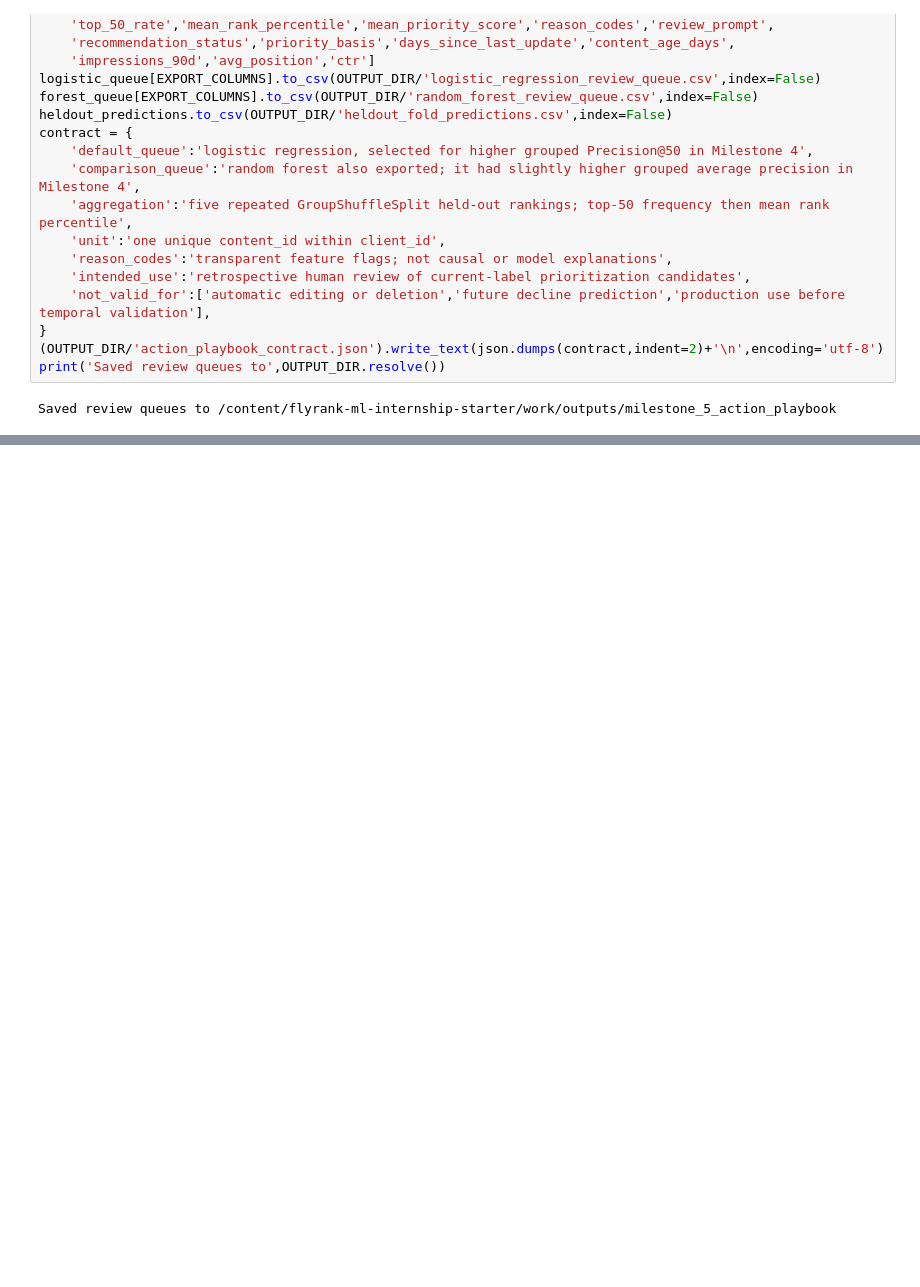
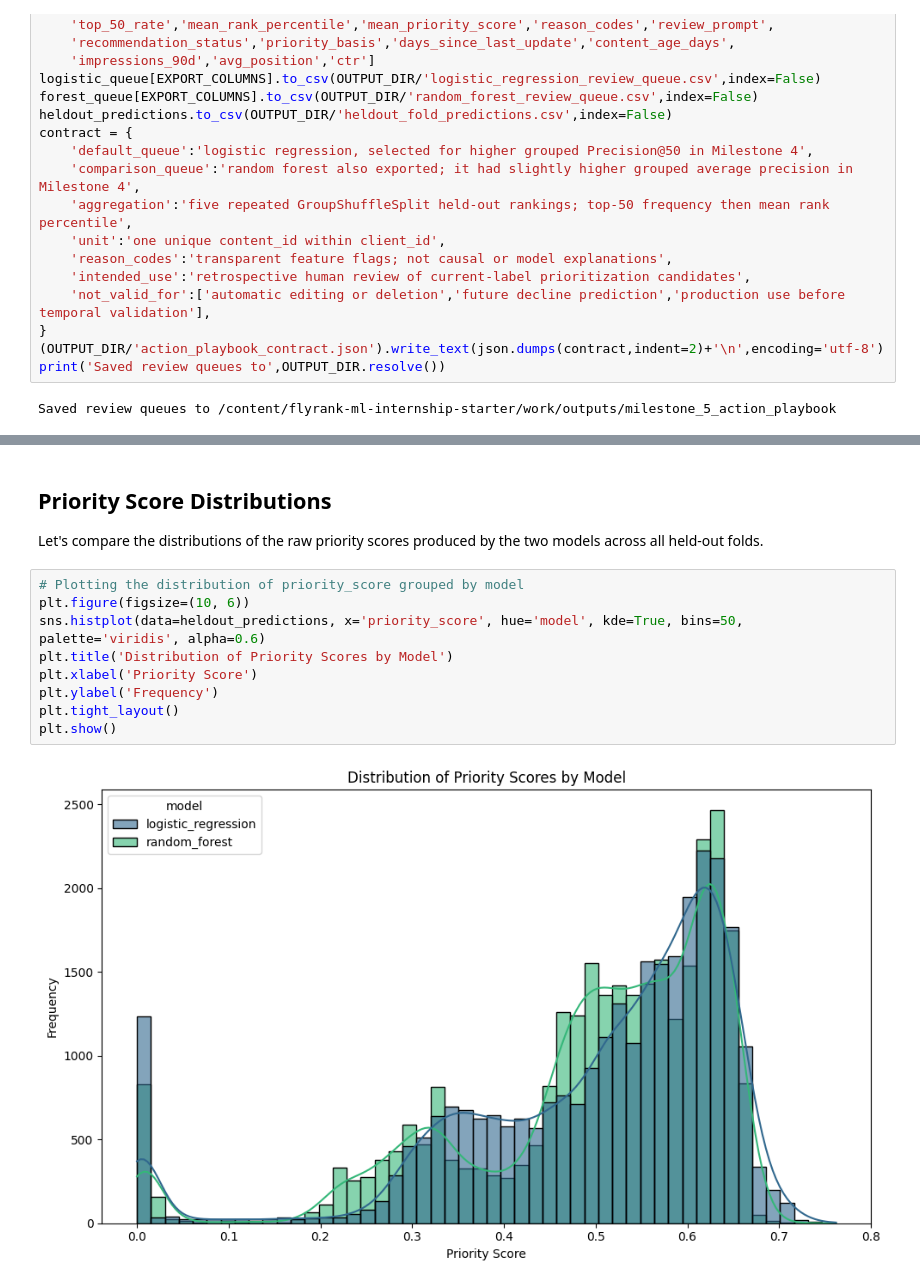
Before and after one commit to huseyinTozluyurt/Flyrank-Internship-MachineLearning, a Jupyter notebook: work/notebooks/milestone_5_action_playbook.ipynb, the cells around one changed output, grey strips where cells are left out. Drawn from its saved outputs; the diff is of its cells as text; blank space fills up the shorter version.

```diff
--- a/work/notebooks/milestone_5_action_playbook.ipynb
+++ b/work/notebooks/milestone_5_action_playbook.ipynb
@@ -210,0 +249,14 @@ Saved review queues to /content/flyrank-ml-internship-starter/work/outputs/miles
+# %% [markdown]
+## Priority Score Distributions
+Let's compare the distributions of the raw priority scores produced by the two models across all held-out folds.
+# %%
+# Plotting the distribution of priority_score grouped by model
+plt.figure(figsize=(10, 6))
+sns.histplot(data=heldout_predictions, x='priority_score', hue='model', kde=True, bins=50, palette='viridis', alpha=0.6)
+plt.title('Distribution of Priority Scores by Model')
+plt.xlabel('Priority Score')
+plt.ylabel('Frequency')
+plt.tight_layout()
+plt.show()
+# %% [output]
+[figure, added]
```
Also changed, not shown: parts of 10 cells of this notebook.
